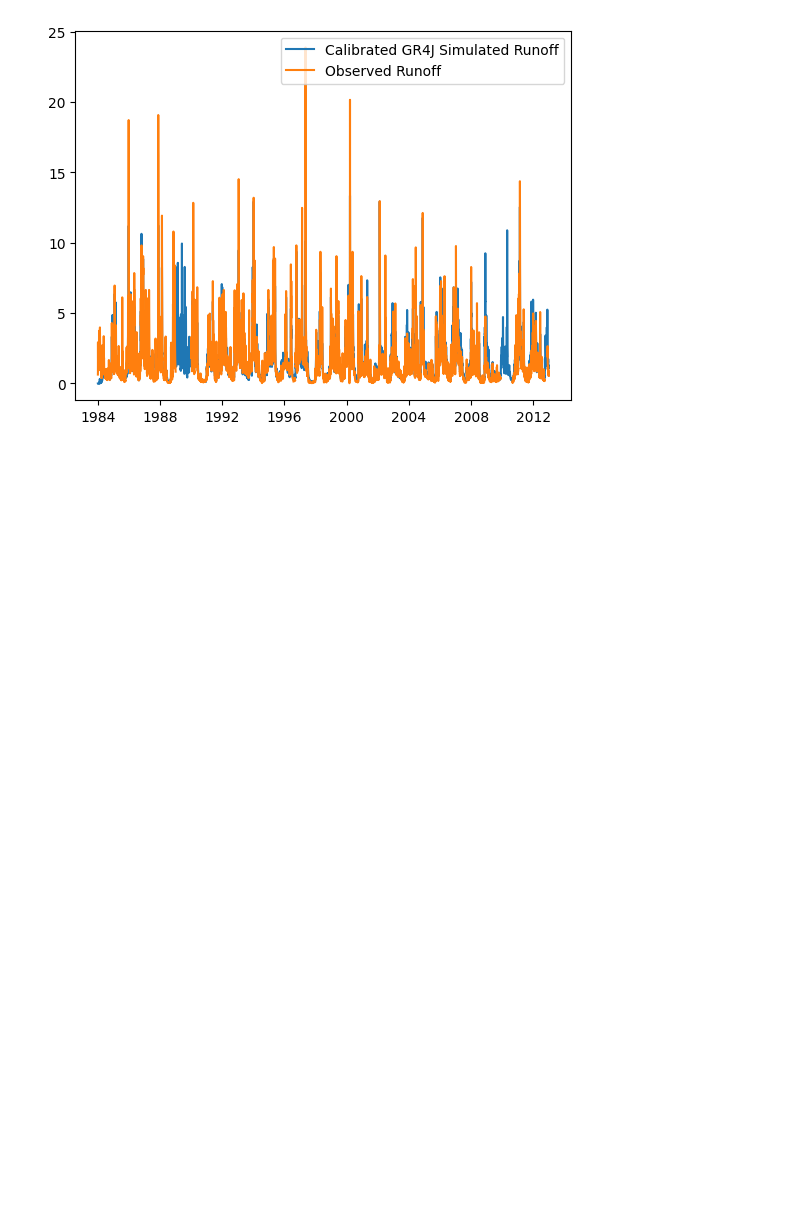
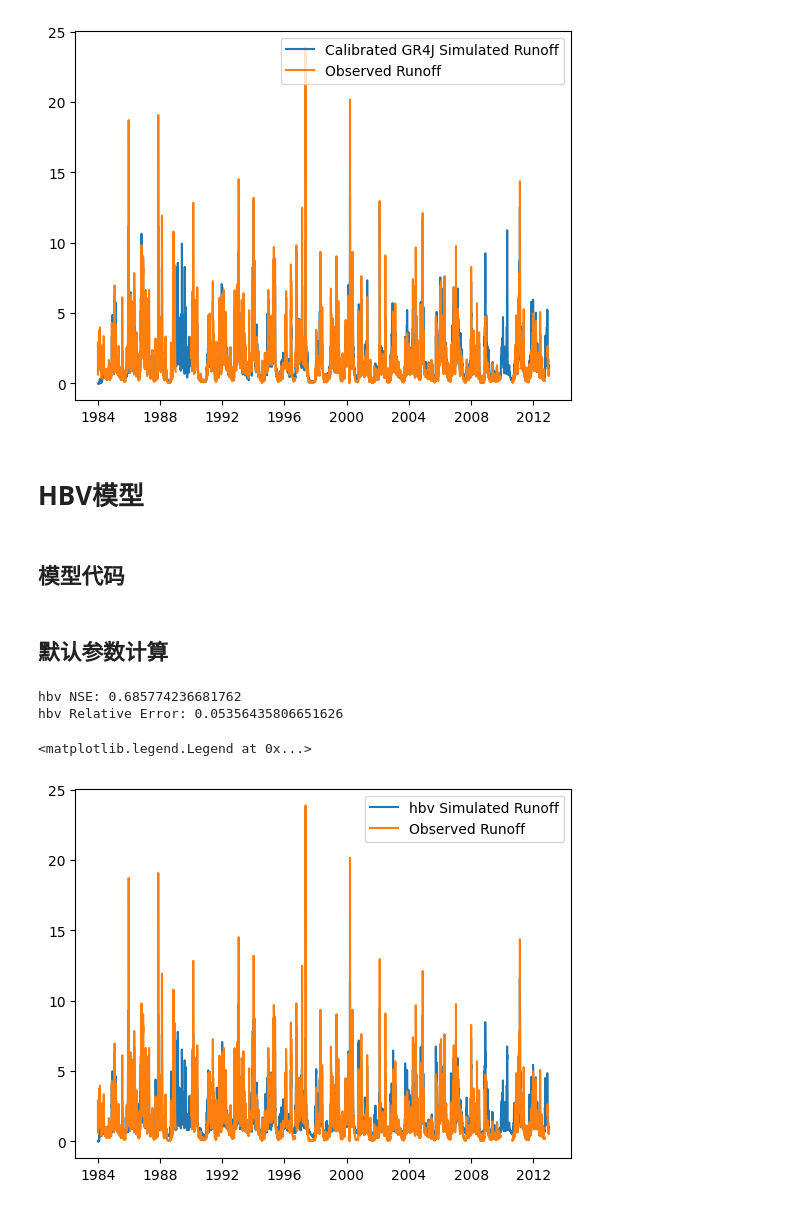
Before and after one commit to ZhongruiNing/XinAnJiang, a Jupyter notebook: codes/xinanjiang.ipynb, the cells around one changed output. Saved outputs shown, nothing was run; the diff lists cells and outputs as text; code cells hidden in the pictures; blank space fills up the shorter version.

```diff
--- a/codes/xinanjiang.ipynb
+++ b/codes/xinanjiang.ipynb
@@ -651,3 +651,7 @@ Calibrated GR4J NSE: 0.7825977494039699
 Calibrated GR4J Relative Error: 8.76572220374738e-10
 <matplotlib.legend.Legend at 0x...>
 [figure]
+# %% [markdown]
+# HBV模型
+# %% [markdown]
+## 模型代码
@@ -653,0 +765,19 @@ Calibrated GR4J Relative Error: 8.76572220374738e-10
+# %% [markdown]
+## 默认参数计算
+# %%
+x_cali_hbv = x_cali
+default_params_hbv = [0.0, 3.0, 100.0, 2.0, 0.7, 0.1, 0.05, 0.01, 10.0, 1.0]
+bounds_hbv = np.array([[-4.0, 1.0, 1.0, 0.0, 0.3, 0.05, 0.01, 0.05, 0.0, 0.0], [4.0, 5.0, 2000.0, 7.0, 1.0, 2.0, 1.0, 0.1, 100.0, 100.0]])
+# %%
+result_hbv = hbv_model(x_cali, default_params_hbv)
+result_series_hbv = pd.Series(result_hbv, index=all_data.index)
+plt.plot(result_series_hbv, label="hbv Simulated Runoff")
+plt.plot(all_data['Qmm'], label="Observed Runoff")
+print("hbv NSE:", nash_sutcliffe_efficiency(all_data['Qmm'].values, result_hbv))
+print("hbv Relative Error:", relative_error(all_data['Qmm'].values, result_hbv))
+plt.legend()
+# %% [output]
+hbv NSE: 0.685774236681762
+hbv Relative Error: 0.05356435806651626
+<matplotlib.legend.Legend at 0x...>
+[figure, added]
```
Also changed, not shown: parts of 5 cells of this notebook.
